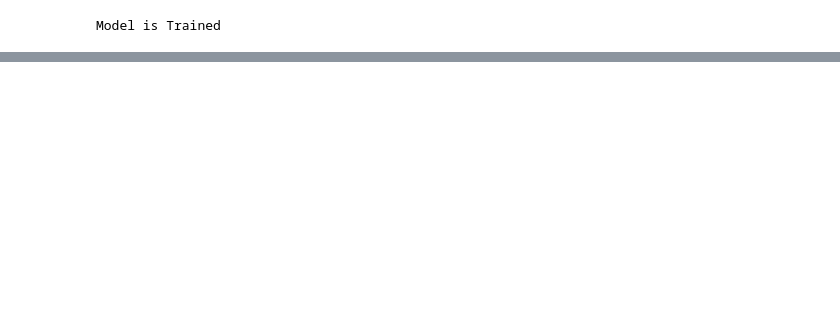
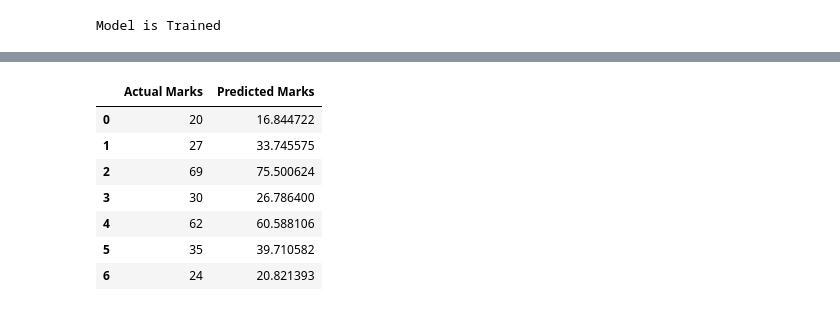
Before and after one commit to akriti0998/The-Sparks-Foundation-task, a Jupyter notebook: Task__1_Prediction_using_Supervised_ML.ipynb, the cells around one changed output, grey strips where cells are left out. Saved outputs shown, nothing was run; the diff lists cells and outputs as text; code cells hidden in the pictures; blank space fills up the shorter version.

```diff
--- a/Task__1_Prediction_using_Supervised_ML.ipynb
+++ b/Task__1_Prediction_using_Supervised_ML.ipynb
@@ -194,0 +160,12 @@ prediction
+# %%
+compare_scores = pd.DataFrame({'Actual Marks': y_test, 'Predicted Marks': y_pred})
+compare_scores
+# %% [output]
+|  | Actual Marks | Predicted Marks |
+| 0 | 20 | 16.844722 |
+| 1 | 27 | 33.745575 |
+| 2 | 69 | 75.500624 |
+| 3 | 30 | 26.786400 |
+| 4 | 62 | 60.588106 |
+| 5 | 35 | 39.710582 |
+| 6 | 24 | 20.821393 |
```
Also changed, not shown: parts of 11 cells of this notebook.
